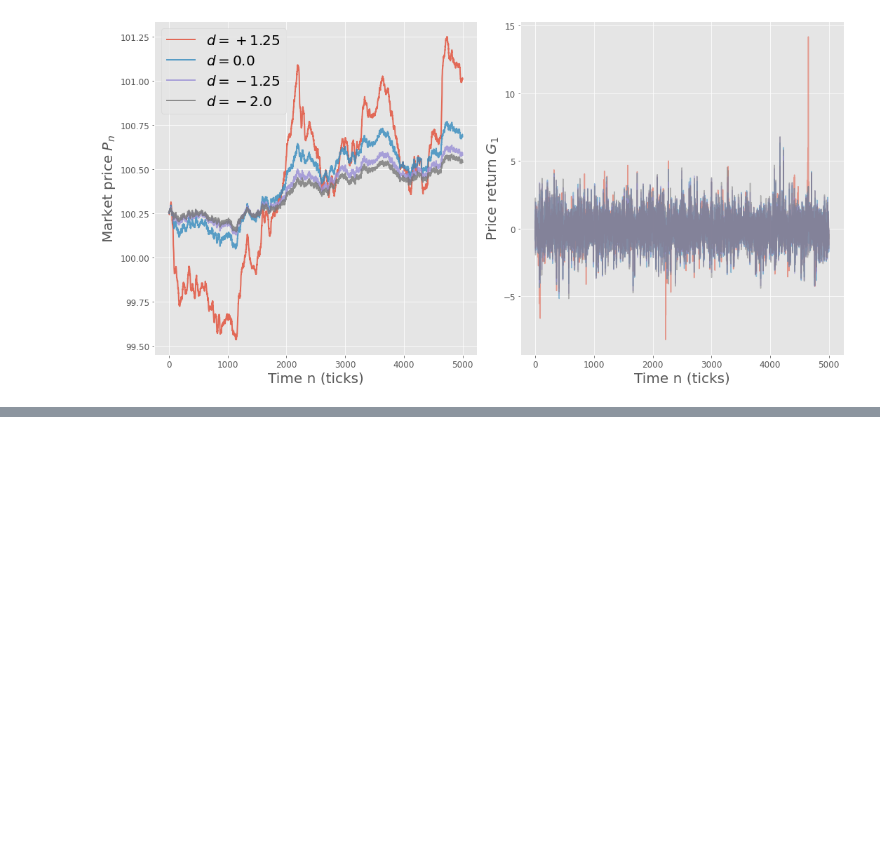
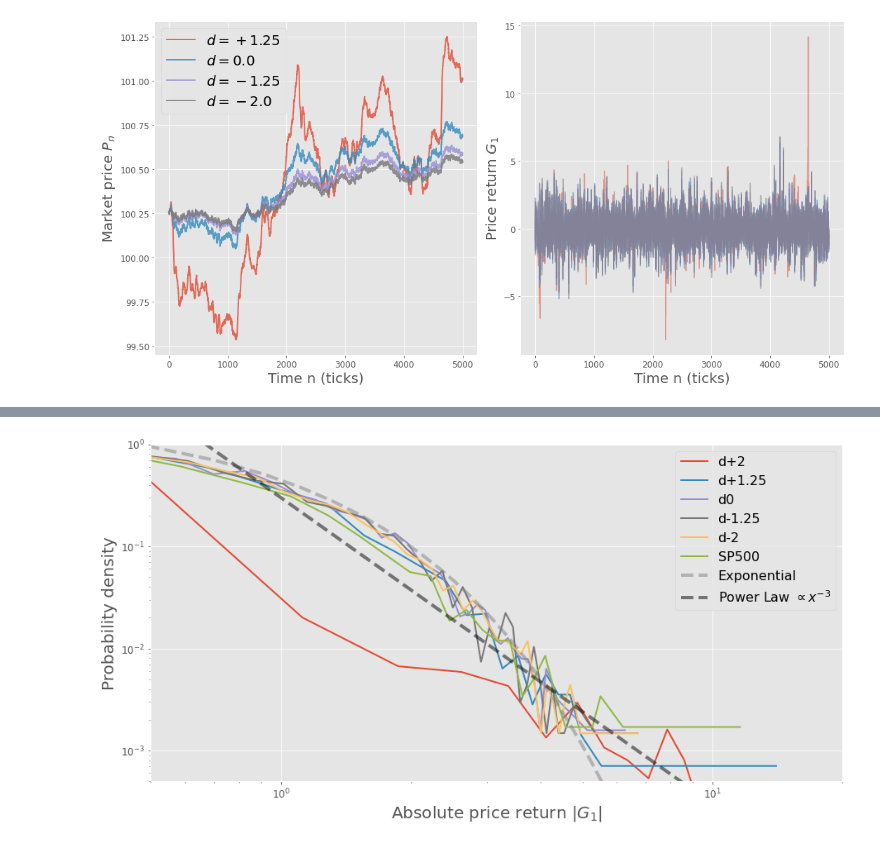
Before and after one commit to XYU1204/trading_using_brownian_motion, a Jupyter notebook: stochastic_trader.ipynb, the cells around one changed output, grey strips where cells are left out. Drawn from its saved outputs; the diff is of its cells as text; code cells hidden in the pictures; blank space fills up the shorter version.

```diff
--- a/stochastic_trader.ipynb
+++ b/stochastic_trader.ipynb
@@ -67,7 +67,7 @@ def model2RW(params,p0,deltapm):        # simulate Random-Walk for 1 transaction
 fig,ax=plt.subplots(figsize=(7.5,7.5),subplot_kw={'xlabel':r'$A(t) = \frac{1}{2}\left(p_1(t) + p_2(t)\right) - p_0$', 'ylabel':r'$D(t) = p_1(t) - p_2(t)$'})
 p0 = [100.25, 100.25]
 params={'L':0.01,'c':0.01,'dp':0.01,'dt':0.01**2, 'd':1.25, 'M':10} # define model parameters
-for d,lbl in zip([-2.0, -1.25, 0.0, 1.25, 2.0], ['d-2.0', 'd-1.25', 'd0.0', 'd+1.25', 'd+2.0']):
+for d,lbl in zip([-2.0, -1.25, 0.0, 1.25, 2.0], ['d-2.0', 'd-1.25', 'd-0.0', 'd+1.25', 'd+2.0']):
     np.random.seed(0)
     params['d'] = d
     Dt,At = model2RW(params, p0, 0.003)
@@ -156,0 +162,7 @@ The is_first_col function was deprecated in Matplotlib 3.4 and will be removed t
+# %%
+# define time interval
+end_time   = datetime.today() - timedelta(days=5)
+start_time = datetime(end_time.year - 10, end_time.month, end_time.day)
+sp500      = pdr.DataReader('^GSPC','yahoo',start_time,end_time)
+sp500 = sp500.reset_index(level=0)
+sp500
@@ -156,0 +183,15 @@ The is_first_col function was deprecated in Matplotlib 3.4 and will be removed t
+# %%
+# Logarithmic return of price time series
+def logreturn(Pt,tau=1):
+    return np.log(Pt[tau:]) - np.log(Pt[0:-tau]) # Eq.(J2) : G_tau(t) = log(S(t+tau)) - log(S(t))
+# normalize data to have unit variance (<(x - <x>)^2> = 1)
+def normalized(data):
+    return (data/np.sqrt(np.var(data)))
+# compute normalized probability distribution function
+def pdf(data,bins=50):
+    hist, edges = np.histogram(data[~np.isnan(data)], bins=bins, density=True) # remove NaNs and compute histogram (returns bar heights and bar edges)
+    edges   = (edges[:-1] + edges[1:])/2.0 # get bar centers
+    nonzero = hist > 0.0                   # only keep non-zero points
+    return edges[nonzero], hist[nonzero]
+def computeReturn(data, name, tau):
+    data[name]=pd.Series(normalized(logreturn(data['Close'].values, tau)),index=data.index[:-tau])
@@ -156,0 +200,16 @@ The is_first_col function was deprecated in Matplotlib 3.4 and will be removed t
+# %%
+fig,ax,=plt.subplots(figsize=(15,7.5),subplot_kw={'xlabel':r'Absolute price return $|G_1|$', 'ylabel':r'Probability density'})
+for data,lbl in zip([dprice['d+2'], dprice['d+1'], dprice['d0'], dprice['d-1'], dprice['d-2'], sp500['Return d1']], ['d+2','d+1.25', 'd0', 'd-1.25', 'd-2', 'SP500']):
+    edges, hist = pdf(np.abs(data), bins=50)
+    ax.plot(edges, hist, label=lbl, lw=2)
+x = np.linspace(0.1, 10)
+ax.plot(x, 2*np.exp(-1.5*x),lw=4,color='gray',ls='--',alpha=0.5,label=r'Exponential')
+ax.plot(x, 0.3*x**(-3), lw=4, color='k', ls='--', alpha=0.5, label=r'Power Law $\propto x^{-3}$')
+ax.set_xlim(5e-1, 2e1)
+ax.set_ylim(5e-4, 1)
+ax.legend()
+ax.semilogx()
+ax.semilogy()
+plt.show()
+# %% [output]
+[figure, added]
```
Also changed, not shown: parts of 4 cells of this notebook.
